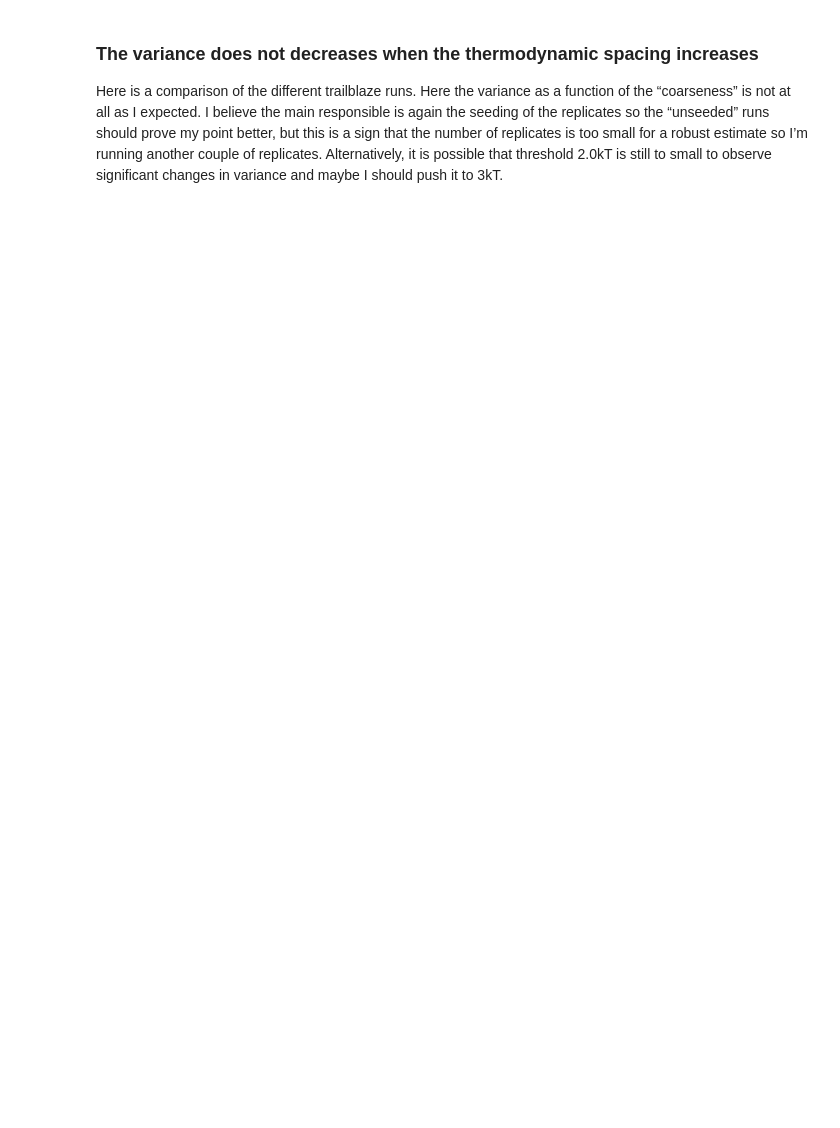
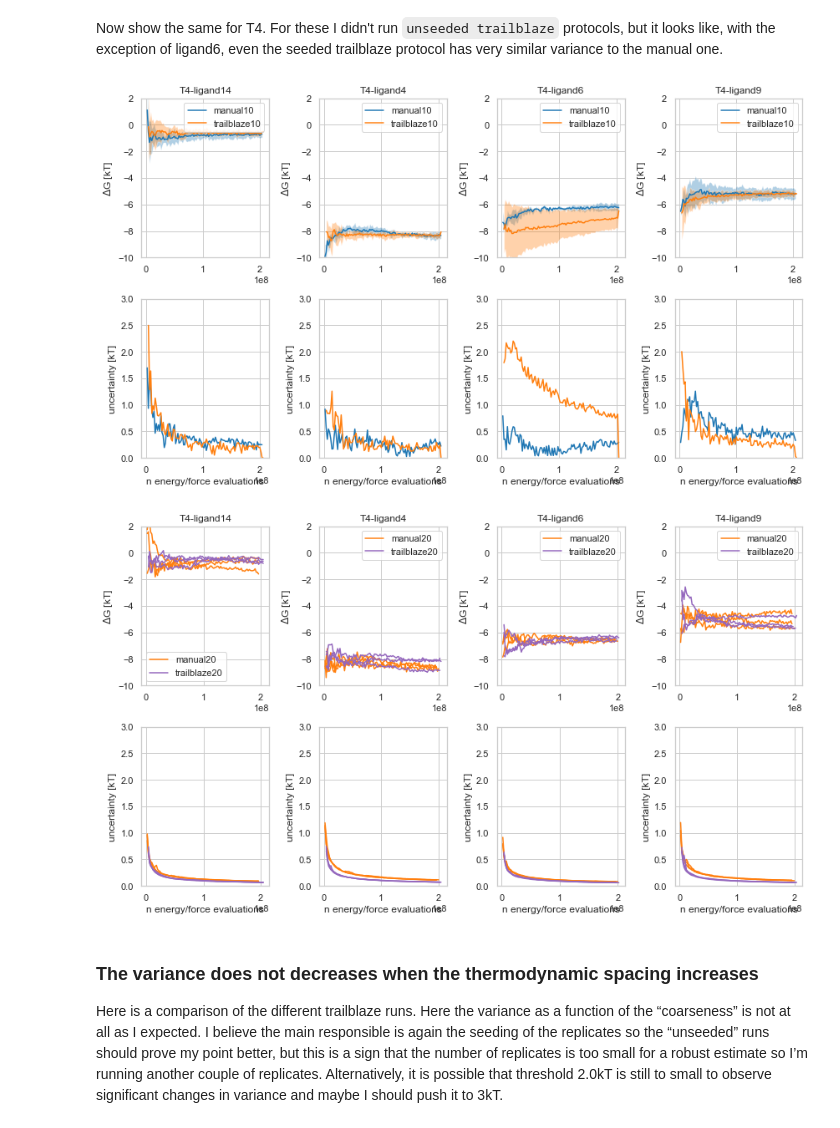
Before and after one commit to choderalab/thermodynamic-trailblazing, a Jupyter notebook: scripts/hrex_calculations.ipynb, the cells around one changed output. Cells and saved outputs as stored; diff of their text form; code cells hidden in the pictures; blank space fills up the shorter version.

```diff
--- a/scripts/hrex_calculations.ipynb
+++ b/scripts/hrex_calculations.ipynb
@@ -223,3 +366,23 @@ plot_free_trajectory_comparison(protocol_filters={'20'},
+# %% [markdown]
+Now show the same for T4. For these I didn't run `unseeded trailblaze` protocols, but it looks like, with the exception of ligand6, even the seeded trailblaze protocol has very similar variance to the manual one.
+# %%
+plot_free_trajectory_comparison(
+    all_fe_trajectories=all_fe_trajectories,
+    system_filter=t4_system_filter,
+    protocol_filter=lambda prot_name: '10' in prot_name,
+    ylim=t4_ylim, uncertainty_ylim=t4_uncertainty_ylim,
+    plot_mean=True, plot_uncertainty=True, plot_uncertainty_separately=True,
+)
+plot_free_trajectory_comparison(
+    all_fe_trajectories=all_fe_trajectories,
+    system_filter=t4_system_filter,
+    protocol_filter=lambda prot_name: '20' in prot_name,
+    ylim=t4_ylim, uncertainty_ylim=t4_uncertainty_ylim,
+    plot_mean=False, plot_uncertainty=False, plot_uncertainty_separately=True,
+)
+# %% [output]
+[figure, added]
+[figure, added]
 # %% [markdown]
 ### The variance does not decreases when the thermodynamic spacing increases
 
```
Also changed, not shown: parts of 21 cells of this notebook, 3 other files.
